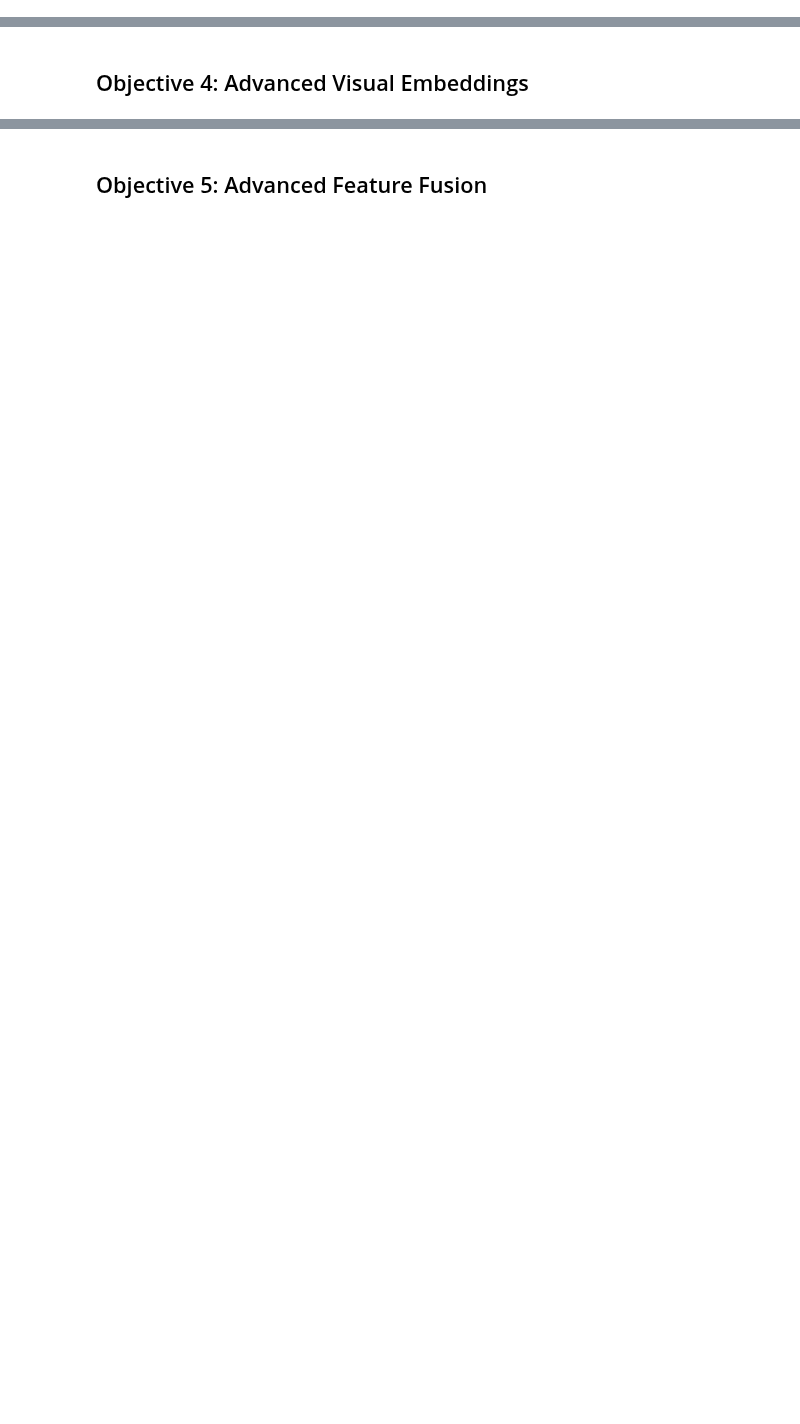
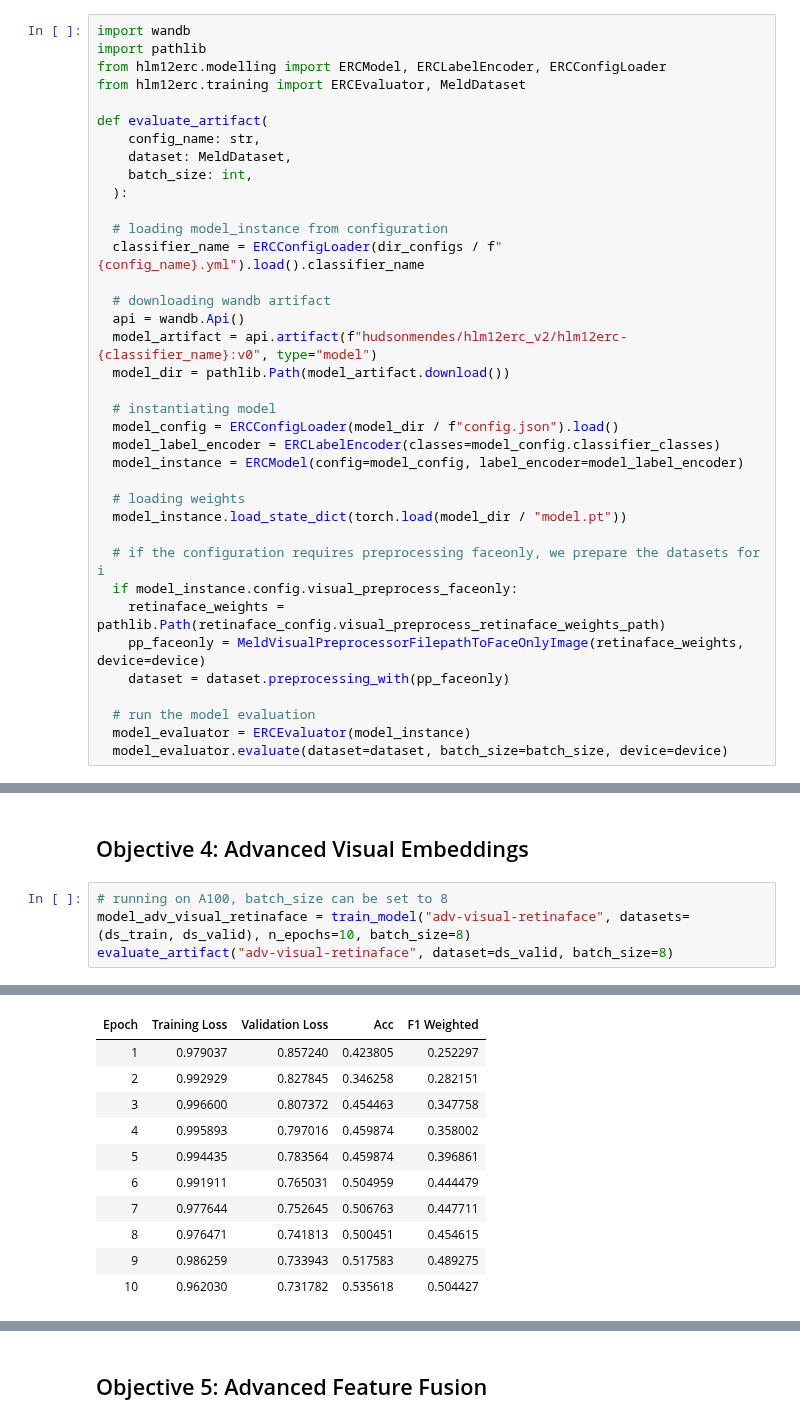
Before and after one commit to hudsonmendes/uolondon-cm3070-fp, a Jupyter notebook: dev/mlops.ipynb, the cells around one changed output, grey strips where cells are left out. Cells and saved outputs as stored; diff of their text form; blank space fills up the shorter version.

```diff
--- a/dev/mlops.ipynb
+++ b/dev/mlops.ipynb
@@ -441,3 +451,40 @@ def evaluate_model(
+# %%
+import wandb
+import pathlib
+from hlm12erc.modelling import ERCModel, ERCLabelEncoder, ERCConfigLoader
+from hlm12erc.training import ERCEvaluator, MeldDataset
+
+def evaluate_artifact(
+    config_name: str,
+    dataset: MeldDataset,
+    batch_size: int,
+  ):
+
+  # loading model_instance from configuration
+  classifier_name = ERCConfigLoader(dir_configs / f"{config_name}.yml").load().classifier_name
+
+  # downloading wandb artifact
+  api = wandb.Api()
+  model_artifact = api.artifact(f"hudsonmendes/hlm12erc_v2/hlm12erc-{classifier_name}:v0", type="model")
+  model_dir = pathlib.Path(model_artifact.download())
+
+  # instantiating model
+  model_config = ERCConfigLoader(model_dir / f"config.json").load()
+  model_label_encoder = ERCLabelEncoder(classes=model_config.classifier_classes)
+  model_instance = ERCModel(config=model_config, label_encoder=model_label_encoder)
+
+  # loading weights
+  model_instance.load_state_dict(torch.load(model_dir / "model.pt"))
+
+  # if the configuration requires preprocessing faceonly, we prepare the datasets for i
+  if model_instance.config.visual_preprocess_faceonly:
+    retinaface_weights = pathlib.Path(retinaface_config.visual_preprocess_retinaface_weights_path)
+    pp_faceonly = MeldVisualPreprocessorFilepathToFaceOnlyImage(retinaface_weights, device=device)
+    dataset = dataset.preprocessing_with(pp_faceonly)
+
+  # run the model evaluation
+  model_evaluator = ERCEvaluator(model_instance)
+  model_evaluator.evaluate(dataset=dataset, batch_size=batch_size, device=device)
 # %% [markdown]
 ## Objective 1: Baseline Model
 # %% [markdown]
@@ -1239,2 +1274,7 @@ Run summary:
 # %% [markdown]
 ## Objective 4: Advanced Visual Embeddings
+# %%
+# running on A100, batch_size can be set to 8
+model_adv_visual_retinaface = train_model("adv-visual-retinaface", datasets=(ds_train, ds_valid), n_epochs=10, batch_size=8)
+evaluate_artifact("adv-visual-retinaface", dataset=ds_valid, batch_size=8)
+# %% [output]
@@ -1240,0 +1294,11 @@ Run summary:
+| Epoch | Training Loss | Validation Loss | Acc | F1 Weighted |
+| 1 | 0.979037 | 0.857240 | 0.423805 | 0.252297 |
+| 2 | 0.992929 | 0.827845 | 0.346258 | 0.282151 |
+| 3 | 0.996600 | 0.807372 | 0.454463 | 0.347758 |
+| 4 | 0.995893 | 0.797016 | 0.459874 | 0.358002 |
+| 5 | 0.994435 | 0.783564 | 0.459874 | 0.396861 |
+| 6 | 0.991911 | 0.765031 | 0.504959 | 0.444479 |
+| 7 | 0.977644 | 0.752645 | 0.506763 | 0.447711 |
+| 8 | 0.976471 | 0.741813 | 0.500451 | 0.454615 |
+| 9 | 0.986259 | 0.733943 | 0.517583 | 0.489275 |
+| 10 | 0.962030 | 0.731782 | 0.535618 | 0.504427 |
```
Also changed, not shown: parts of 40 cells of this notebook.
